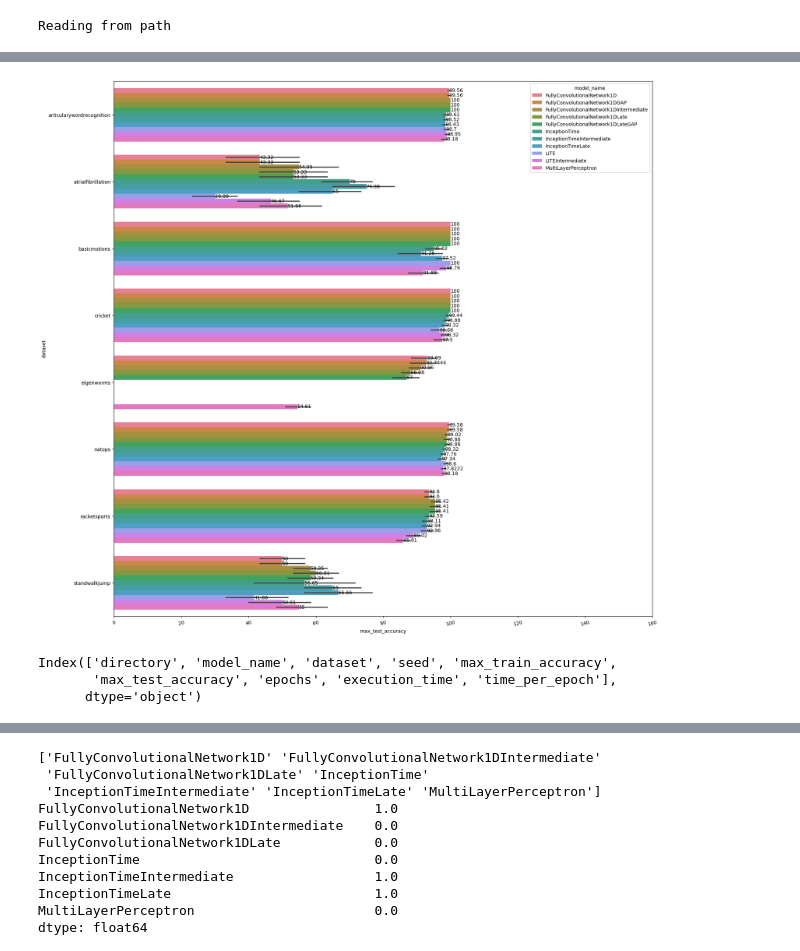
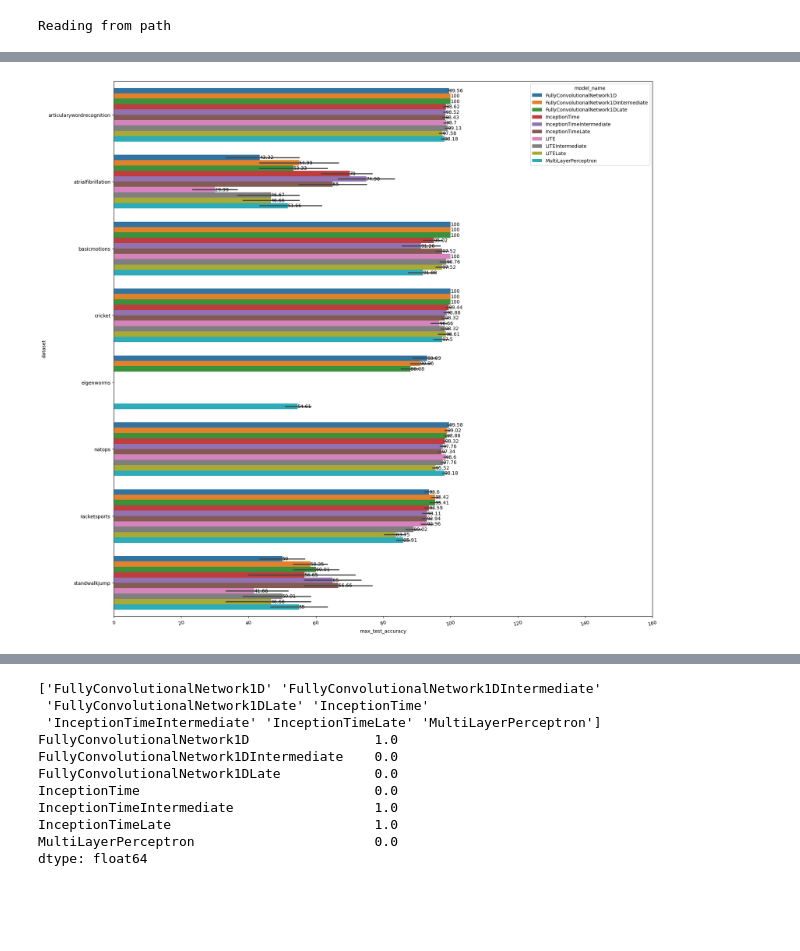
Before and after one commit to samuelthomaz7/multimodal_time_series_classification, a Jupyter notebook: test_notebook.ipynb, the cells around one changed output, grey strips where cells are left out. Drawn from its saved outputs; the diff is of its cells as text; code cells hidden in the pictures; blank space fills up the shorter version.

Commit message:
included new metrics on test_notebook

```diff
--- a/test_notebook.ipynb
+++ b/test_notebook.ipynb
@@ -55,28 +58,24 @@ array(['FullyConvolutionalNetwork1D', 'FullyConvolutionalNetwork1DGAP',
 # %%
 plt.figure(figsize = (20,20))
+used_data = complete_data.loc[~complete_data.model_name.isin(['FullyConvolutionalNetwork1DLateGAP', 'FullyConvolutionalNetwork1DGAP'])]
+
 ax = sns.barplot(
-    data = complete_data.query("model_name != 'InceptionTimeASDASDASD'"),
+    data = used_data,
     y = 'dataset',
-    x = 100*complete_data['max_test_accuracy'].apply(lambda x: round(x, 3)),
+    x = 100*used_data['max_test_accuracy'].apply(lambda x: round(x, 3)),
     hue = 'model_name'
 )
 
 for i in ax.containers:
     ax.bar_label(i,)
 
 plt.xticks(rotation = 15)
 plt.xlim([0, 100*1.6])
 plt.show()
 # %% [output]
-[figure, old version]
+[figure, new version]
 # %%
 from visualization.critical_diagram import draw_cd_diagram
-# %%
-complete_data.columns
-# %% [output]
-Index(['directory', 'model_name', 'dataset', 'seed', 'max_train_accuracy',
-       'max_test_accuracy', 'epochs', 'execution_time', 'time_per_epoch'],
-      dtype='object')
 # %%
 critical_diagram_data = complete_data.groupby(['model_name', 'dataset'])['max_test_accuracy'].mean().reset_index().rename({
     'model_name': 'classifier_name',
```
Also changed, not shown: parts of 14 cells of this notebook, 2 other files.
